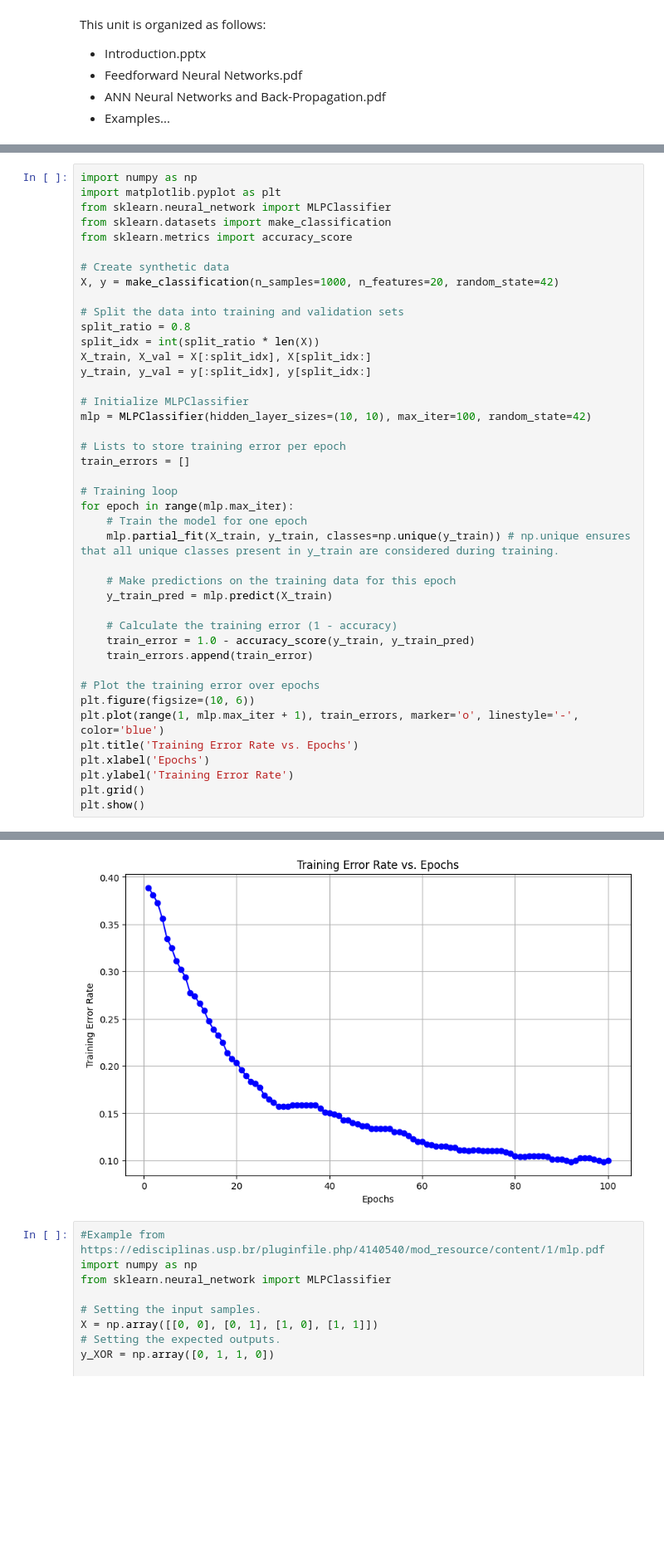
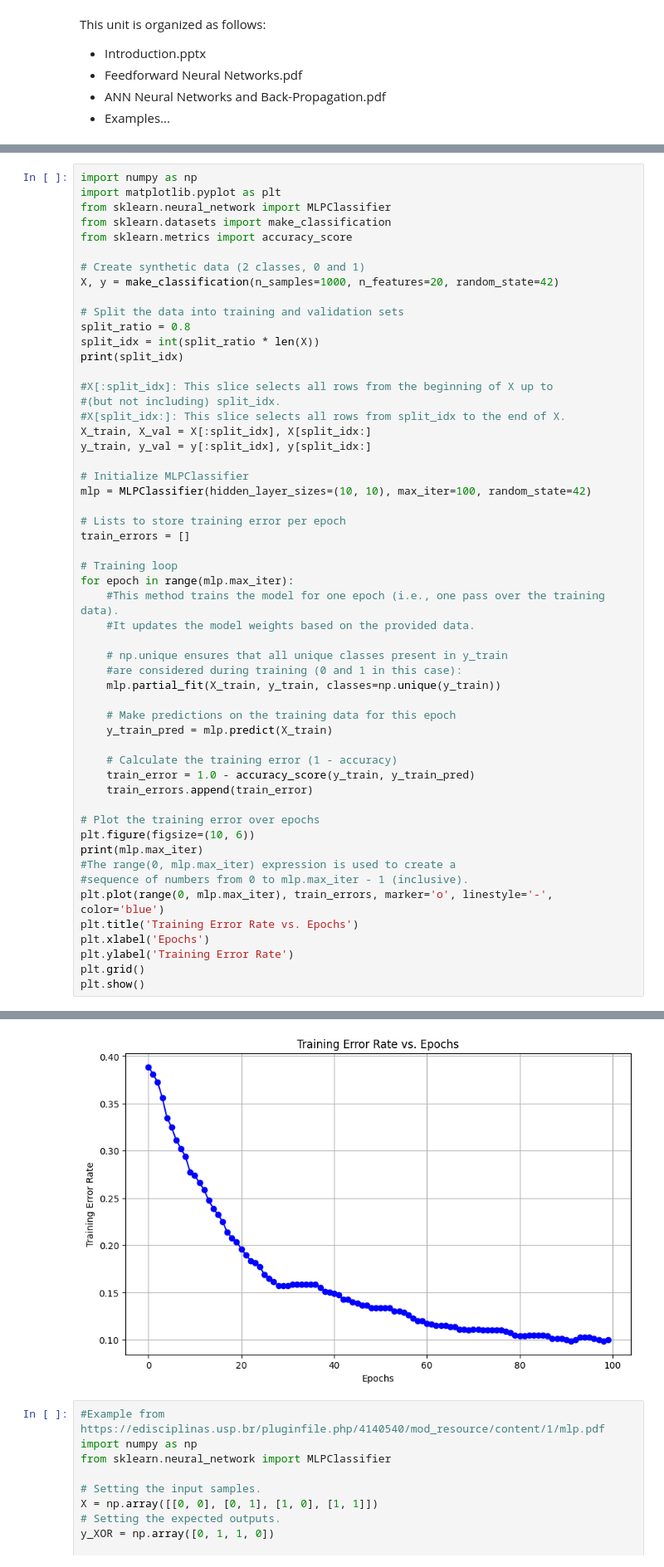
Before and after one commit to isaacbraun/data-analytics, a Jupyter notebook: examples/unit_6/session_4/Unit6Session4.ipynb, the cells around one changed output, grey strips where cells are left out. Shown at 83% size. Saved outputs shown, nothing was run; the diff lists cells and outputs as text; blank space fills up the shorter version.

```diff
--- a/examples/unit_6/session_4/Unit6Session4.ipynb
+++ b/examples/unit_6/session_4/Unit6Session4.ipynb
@@ -69,12 +74,17 @@ from sklearn.neural_network import MLPClassifier
 from sklearn.datasets import make_classification
 from sklearn.metrics import accuracy_score
 
-# Create synthetic data
+# Create synthetic data (2 classes, 0 and 1)
 X, y = make_classification(n_samples=1000, n_features=20, random_state=42)
 
 # Split the data into training and validation sets
 split_ratio = 0.8
 split_idx = int(split_ratio * len(X))
+print(split_idx)
+
+#X[:split_idx]: This slice selects all rows from the beginning of X up to
+#(but not including) split_idx.
+#X[split_idx:]: This slice selects all rows from split_idx to the end of X.
 X_train, X_val = X[:split_idx], X[split_idx:]
 y_train, y_val = y[:split_idx], y[split_idx:]
 
@@ -86,8 +96,12 @@ train_errors = []
 
 # Training loop
 for epoch in range(mlp.max_iter):
-    # Train the model for one epoch
-    mlp.partial_fit(X_train, y_train, classes=np.unique(y_train)) # np.unique ensures that all unique classes present in y_train are considered during training.
+    #This method trains the model for one epoch (i.e., one pass over the training data).
+    #It updates the model weights based on the provided data.
+
+    # np.unique ensures that all unique classes present in y_train
+    #are considered during training (0 and 1 in this case):
+    mlp.partial_fit(X_train, y_train, classes=np.unique(y_train))
 
     # Make predictions on the training data for this epoch
     y_train_pred = mlp.predict(X_train)
@@ -98,7 +112,10 @@ for epoch in range(mlp.max_iter):
 
 # Plot the training error over epochs
 plt.figure(figsize=(10, 6))
-plt.plot(range(1, mlp.max_iter + 1), train_errors, marker='o', linestyle='-', color='blue')
+print(mlp.max_iter)
+#The range(0, mlp.max_iter) expression is used to create a
+#sequence of numbers from 0 to mlp.max_iter - 1 (inclusive).
+plt.plot(range(0, mlp.max_iter), train_errors, marker='o', linestyle='-', color='blue')
 plt.title('Training Error Rate vs. Epochs')
 plt.xlabel('Epochs')
 plt.ylabel('Training Error Rate')
@@ -108,4 +127,4 @@ plt.show()
-[figure, old version]
+[figure, new version]
 # %%
 #Example from https://edisciplinas.usp.br/pluginfile.php/4140540/mod_resource/content/1/mlp.pdf
 import numpy as np
```
Also changed, not shown: parts of 7 cells of this notebook, 2 other files.
